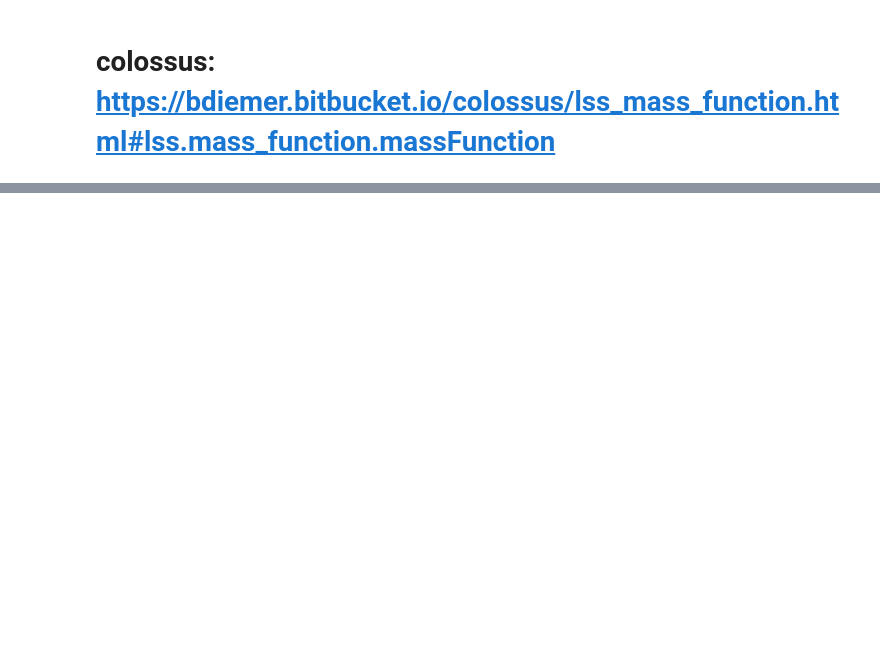
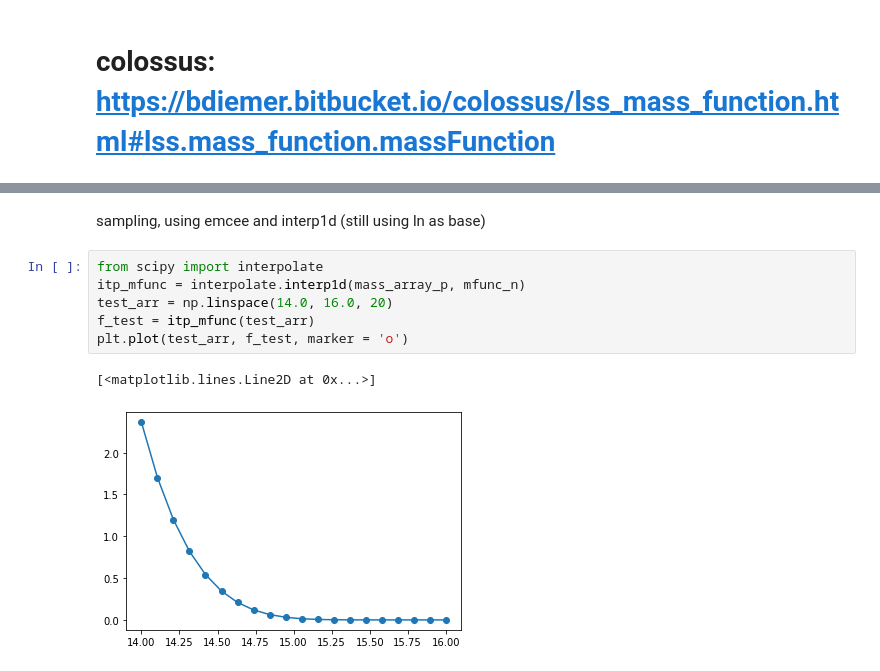
Before and after one commit to deepskies/DeepSZSim, a Jupyter notebook: mass_sampling.ipynb, the cells around one changed output, grey strips where cells are left out. Drawn from its saved outputs; the diff is of its cells as text; blank space fills up the shorter version.

```diff
--- a/mass_sampling.ipynb
+++ b/mass_sampling.ipynb
@@ -116,0 +55,11 @@ Text(0.5, 1.0, 'halo mass function plot first attempt')
+# %% [markdown]
+sampling, using emcee and interp1d (still using ln as base)
+# %%
+from scipy import interpolate
+itp_mfunc = interpolate.interp1d(mass_array_p, mfunc_n)
+test_arr = np.linspace(14.0, 16.0, 20)
+f_test = itp_mfunc(test_arr)
+plt.plot(test_arr, f_test, marker = 'o')
+# %% [output]
+[<matplotlib.lines.Line2D at 0x...>]
+[figure, added]
```
Also changed, not shown: parts of 19 cells of this notebook.
